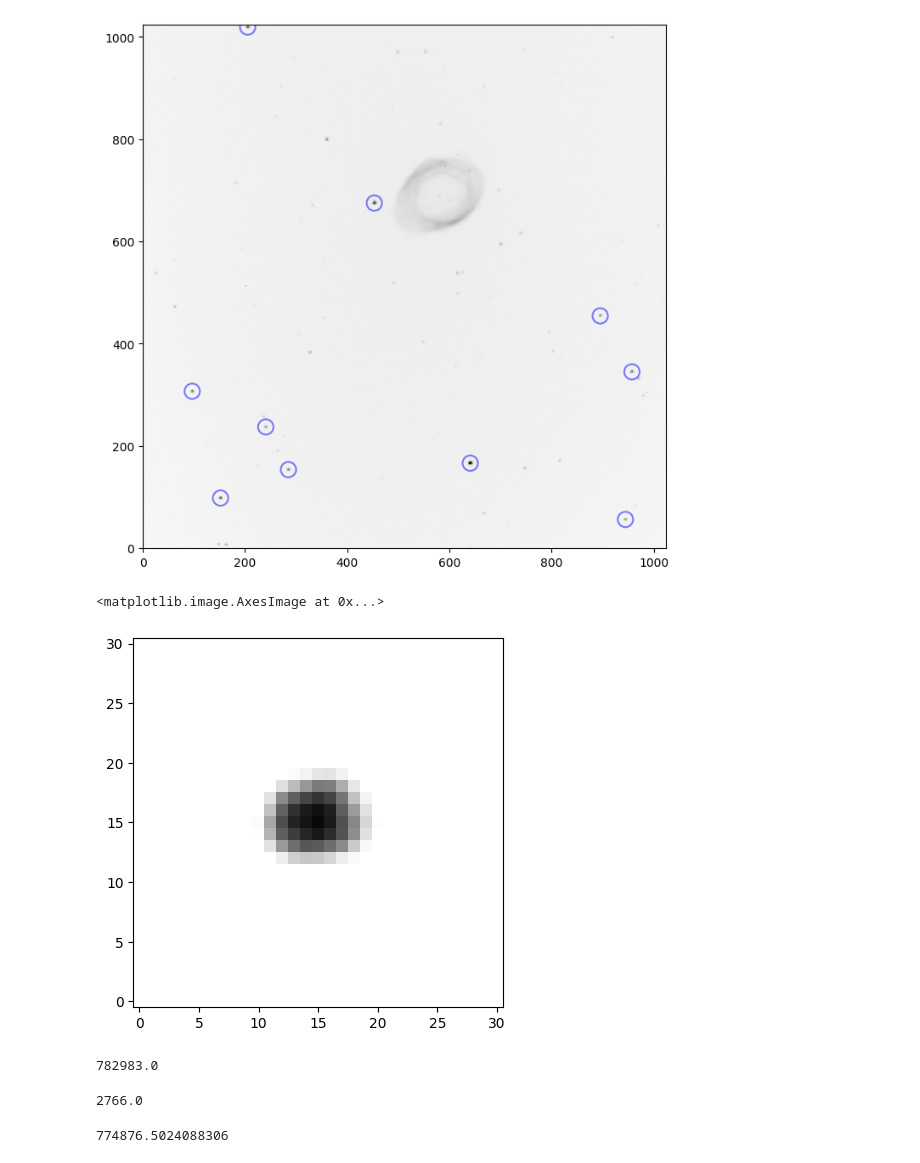
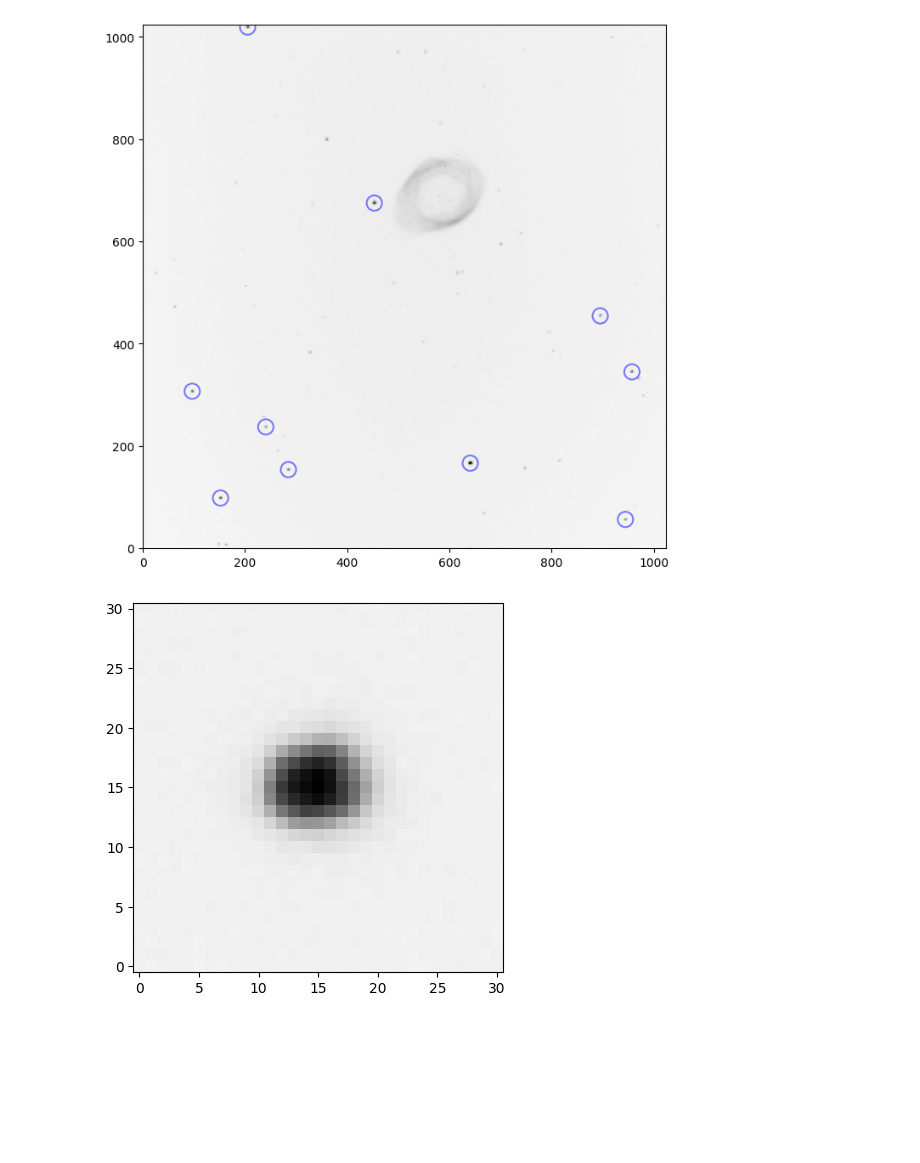
Before and after one commit to siyu6974/evora_autofocus, a Jupyter notebook: localtest.ipynb, the cells around one changed output. Cells and saved outputs as stored; diff of their text form; code cells hidden in the pictures; blank space fills up the shorter version.

```diff
--- a/localtest.ipynb
+++ b/localtest.ipynb
@@ -11,7 +11,7 @@ from photutils.detection import DAOStarFinder
 from astropy.stats import sigma_clipped_stats
 
 # Load the FITS file
-filename = "./ecam-0046-r.fits"
+filename = "2023-05-20T09-32-28_r_-81.19_250.0s_r.fits"
 hdul = fits.open(filename)
 data = hdul[0].data
 hdul[0].header
@@ -56,4 +51,12 @@ apertures.plot(color='blue', lw=1.5, alpha=0.5);
 # %% [output]
 [figure]
 # %%
-mask = apertures.to_mask(method='center')
+def plot_aperature(data, aperture):
+    mask = aperture.to_mask(method='center')
+    roi_data = mask.cutout(data)
+    plt.imshow(roi_data, cmap='Greys', origin='lower', norm=norm,)
+    plt.show()
+
+plot_aperature(data, apertures[0])
+# %% [output]
+[figure, added]
@@ -63,20 +63 @@ roi_data = mask[0].cutout(data-median)
-# %%
-roi_data.shape
-plt.imshow(roi_data, cmap='Greys', origin='lower', norm=norm,)
-# %% [output]
-<matplotlib.image.AxesImage at 0x...>
-[figure, removed]
-# %%
-roi_data.sum()
-# %% [output]
-782983.0
-# %%
-median
-# %% [output]
-2766.0
-# %%
-from photutils.aperture import aperture_photometry, CircularAperture, CircularAnnulus
-aperture_photometry(data-median, apertures[0])['aperture_sum'][0]
-# %% [output]
-774876.5024088306
 # %%
```
Also changed, not shown: parts of 7 cells of this notebook, 3 other files.
